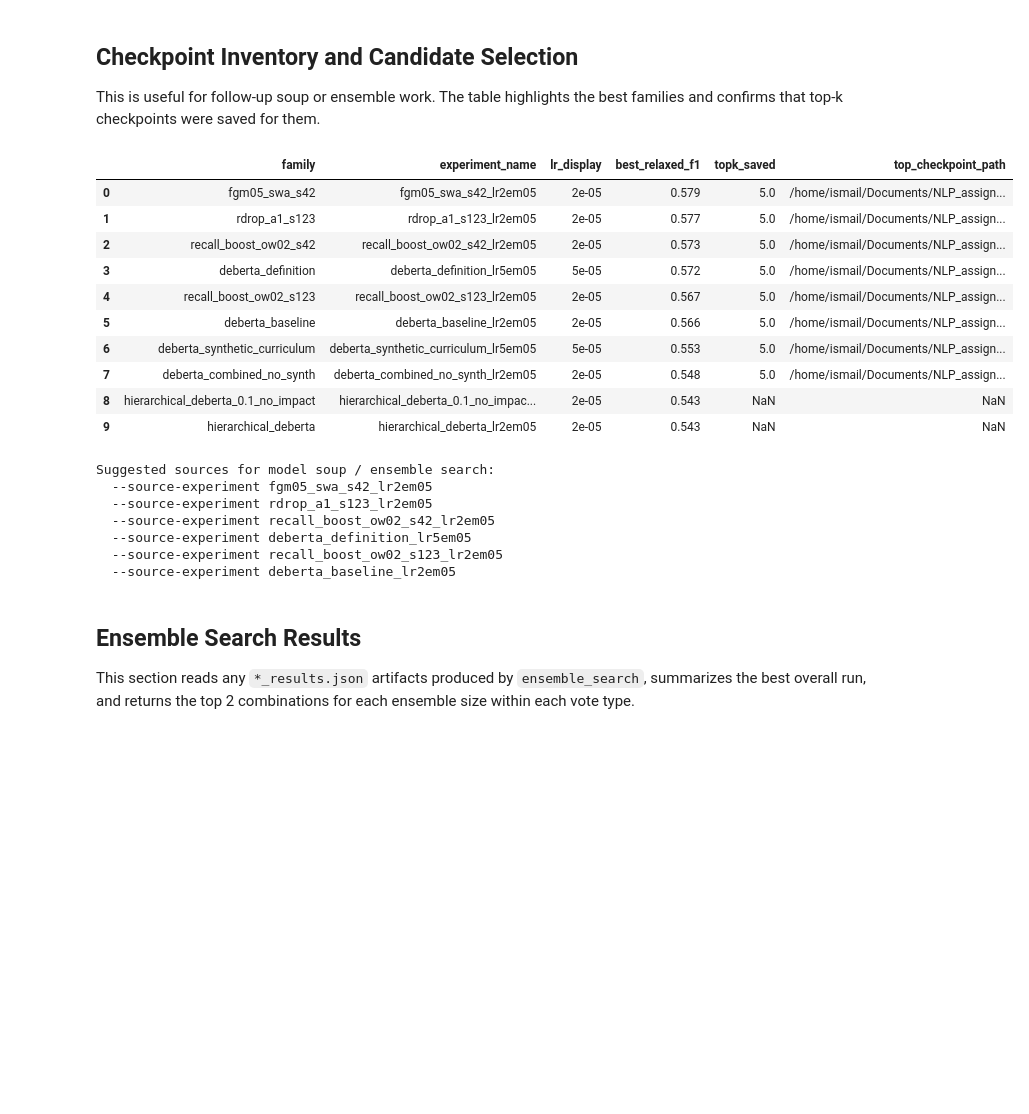
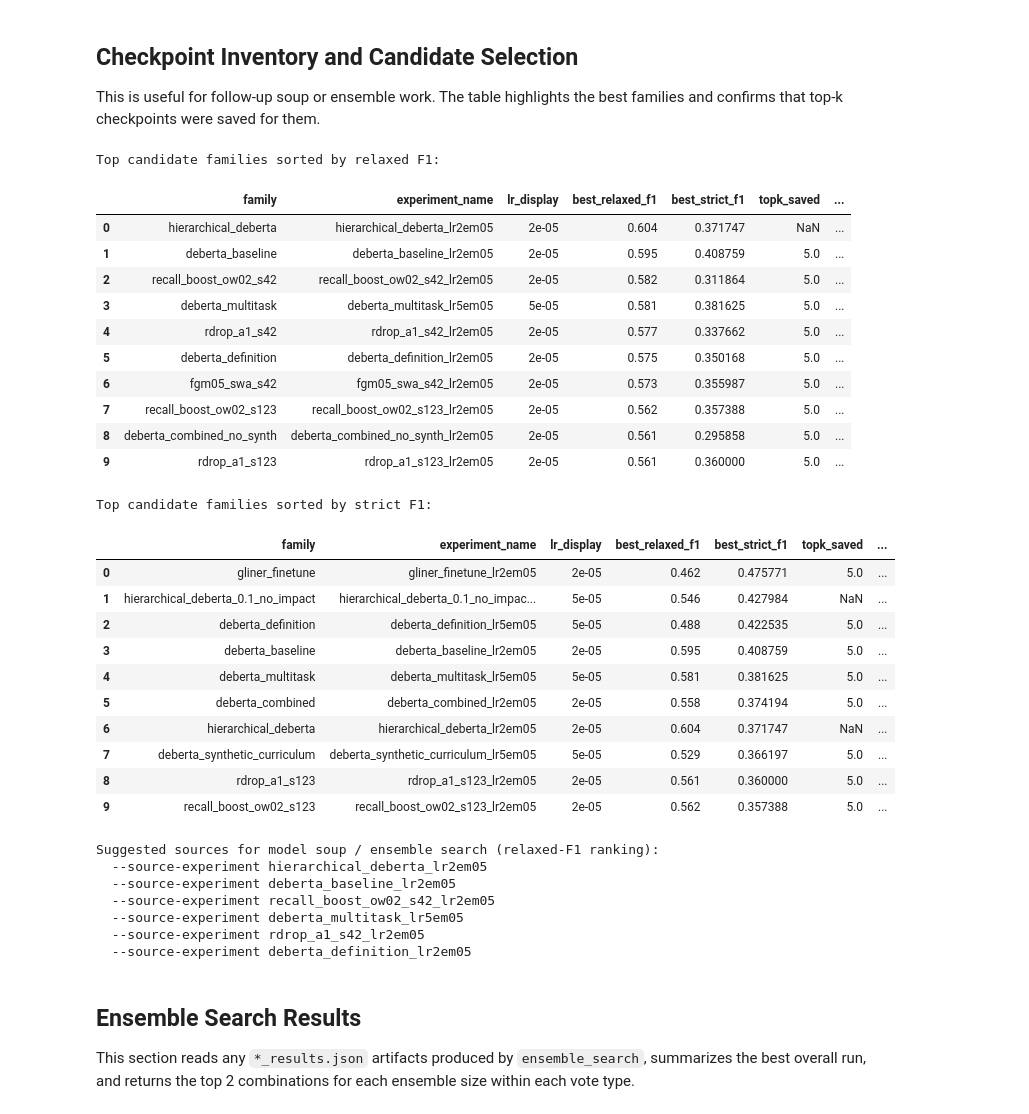
Before and after one commit to NerdToMars/NLP_assignment, a Jupyter notebook: results_and_ablation_clean.ipynb, the cells around one changed output. Saved outputs shown, nothing was run; the diff lists cells and outputs as text; code cells hidden in the pictures; blank space fills up the shorter version.

```diff
--- a/results_and_ablation_clean.ipynb
+++ b/results_and_ablation_clean.ipynb
@@ -384,8 +430,13 @@ def plot_learning_curves(best_rows, logs_by_experiment, families, title):
 This section reads the learning-rate sweep summaries, per-epoch training logs, and saved top-k checkpoint metadata from the selected output directory.
 # %%
 run_rows, logs_by_experiment, log_rows, sweep_rows, topk_rows = merge_run_rows(OUTPUT_DIR)
+soup_rows, best_soup_rows = load_model_soup_rows(OUTPUT_DIR)
 ensemble_rows, ensemble_best_by_size_rows, ensemble_top_two_rows = load_ensemble_search_rows(OUTPUT_DIR)
 best_rows = best_by_family(run_rows)
+best_rows_strict = best_by_family(run_rows, metric_key='best_strict_f1')
+best_soup_rows_strict = best_by_group(soup_rows, 'model_type', metric_key='best_strict_f1')
+ensemble_rows_relaxed = sort_rows_by_metric(ensemble_rows, 'best_overall_relaxed_f1')
+ensemble_rows_strict = sort_rows_by_metric(ensemble_rows, 'best_overall_strict_f1')
 
 sweep_summary_files = len(list(OUTPUT_DIR.glob('*_lr_sweep.json')))
 log_files = len(list(OUTPUT_DIR.glob('*_log.json')))
@@ -396,6 +447,7 @@ overview = [
     {'artifact': 'Concrete sweep runs', 'count': len(run_rows)},
     {'artifact': 'Per-run training logs', 'count': log_files},
     {'artifact': 'Top-k checkpoint summaries', 'count': topk_summary_files},
+    {'artifact': 'Model soup result files', 'count': len(soup_rows)},
     {'artifact': 'Ensemble search result files', 'count': len(ensemble_rows)},
     {'artifact': 'Best run families available', 'count': len(best_rows)},
 ]
@@ -591,36 +717,58 @@ plot_learning_curves(
 
 This is useful for follow-up soup or ensemble work. The table highlights the best families and confirms that top-k checkpoints were saved for them.
 # %%
-candidate_rows = sorted(best_rows, key=lambda row: row.get('best_relaxed_f1', float('-inf')), reverse=True)
+print('Top candidate families sorted by relaxed F1:')
+candidate_rows = sort_rows_by_metric(best_rows, 'best_relaxed_f1')
 display_rows(
     candidate_rows,
-    columns=['family', 'experiment_name', 'lr_display', 'best_relaxed_f1', 'topk_saved', 'top_checkpoint_path'],
+    columns=['family', 'experiment_name', 'lr_display', 'best_relaxed_f1', 'best_strict_f1', 'topk_saved', 'top_checkpoint_path'],
+    max_rows=10,
+)
+
+print('\nTop candidate families sorted by strict F1:')
+candidate_rows_strict = sort_rows_by_metric(best_rows_strict, 'best_strict_f1')
+display_rows(
+    candidate_rows_strict,
+    columns=['family', 'experiment_name', 'lr_display', 'best_relaxed_f1', 'best_strict_f1', 'topk_saved', 'top_checkpoint_path'],
     max_rows=10,
 )
 
 best_sources = [row['experiment_name'] for row in candidate_rows[:6]]
-print('Suggested sources for model soup / ensemble search:')
+print('\nSuggested sources for model soup / ensemble search (relaxed-F1 ranking):')
 for source in best_sources:
     print(f'  --source-experiment {source}')
 # %% [output]
+Top candidate families sorted by relaxed F1:
-|  | family | experiment_name | lr_display | best_relaxed_f1 | topk_saved | top_checkpoint_path |
-| 0 | fgm05_swa_s42 | fgm05_swa_s42_lr2em05 | 2e-05 | 0.579 | 5.0 | /home/ismail/Documents/NLP_assign... |
-| 1 | rdrop_a1_s123 | rdrop_a1_s123_lr2em05 | 2e-05 | 0.577 | 5.0 | /home/ismail/Documents/NLP_assign... |
-| 2 | recall_boost_ow02_s42 | recall_boost_ow02_s42_lr2em05 | 2e-05 | 0.573 | 5.0 | /home/ismail/Documents/NLP_assign... |
-| 3 | deberta_definition | deberta_definition_lr5em05 | 5e-05 | 0.572 | 5.0 | /home/ismail/Documents/NLP_assign... |
-| 4 | recall_boost_ow02_s123 | recall_boost_ow02_s123_lr2em05 | 2e-05 | 0.567 | 5.0 | /home/ismail/Documents/NLP_assign... |
-| 5 | deberta_baseline | deberta_baseline_lr2em05 | 2e-05 | 0.566 | 5.0 | /home/ismail/Documents/NLP_assign... |
-| 6 | deberta_synthetic_curriculum | deberta_synthetic_curriculum_lr5em05 | 5e-05 | 0.553 | 5.0 | /home/ismail/Documents/NLP_assign... |
-| 7 | deberta_combined_no_synth | deberta_combined_no_synth_lr2em05 | 2e-05 | 0.548 | 5.0 | /home/ismail/Documents/NLP_assign... |
-| 8 | hierarchical_deberta_0.1_no_impact | hierarchical_deberta_0.1_no_impac... | 2e-05 | 0.543 | NaN | NaN |
-| 9 | hierarchical_deberta | hierarchical_deberta_lr2em05 | 2e-05 | 0.543 | NaN | NaN |
+|  | family | experiment_name | lr_display | best_relaxed_f1 | best_strict_f1 | topk_saved | ... |
+| 0 | hierarchical_deberta | hierarchical_deberta_lr2em05 | 2e-05 | 0.604 | 0.371747 | NaN | ... |
+| 1 | deberta_baseline | deberta_baseline_lr2em05 | 2e-05 | 0.595 | 0.408759 | 5.0 | ... |
+| 2 | recall_boost_ow02_s42 | recall_boost_ow02_s42_lr2em05 | 2e-05 | 0.582 | 0.311864 | 5.0 | ... |
+| 3 | deberta_multitask | deberta_multitask_lr5em05 | 5e-05 | 0.581 | 0.381625 | 5.0 | ... |
+| 4 | rdrop_a1_s42 | rdrop_a1_s42_lr2em05 | 2e-05 | 0.577 | 0.337662 | 5.0 | ... |
+| 5 | deberta_definition | deberta_definition_lr2em05 | 2e-05 | 0.575 | 0.350168 | 5.0 | ... |
+| 6 | fgm05_swa_s42 | fgm05_swa_s42_lr2em05 | 2e-05 | 0.573 | 0.355987 | 5.0 | ... |
+| 7 | recall_boost_ow02_s123 | recall_boost_ow02_s123_lr2em05 | 2e-05 | 0.562 | 0.357388 | 5.0 | ... |
+| 8 | deberta_combined_no_synth | deberta_combined_no_synth_lr2em05 | 2e-05 | 0.561 | 0.295858 | 5.0 | ... |
+| 9 | rdrop_a1_s123 | rdrop_a1_s123_lr2em05 | 2e-05 | 0.561 | 0.360000 | 5.0 | ... |
-Suggested sources for model soup / ensemble search:
-  --source-experiment fgm05_swa_s42_lr2em05
-  --source-experiment rdrop_a1_s123_lr2em05
-  --source-experiment recall_boost_ow02_s42_lr2em05
-  --source-experiment deberta_definition_lr5em05
-  --source-experiment recall_boost_ow02_s123_lr2em05
-  --source-experiment deberta_baseline_lr2em05
+Top candidate families sorted by strict F1:
+|  | family | experiment_name | lr_display | best_relaxed_f1 | best_strict_f1 | topk_saved | ... |
+| 0 | gliner_finetune | gliner_finetune_lr2em05 | 2e-05 | 0.462 | 0.475771 | 5.0 | ... |
+| 1 | hierarchical_deberta_0.1_no_impact | hierarchical_deberta_0.1_no_impac... | 5e-05 | 0.546 | 0.427984 | NaN | ... |
+| 2 | deberta_definition | deberta_definition_lr5em05 | 5e-05 | 0.488 | 0.422535 | 5.0 | ... |
+| 3 | deberta_baseline | deberta_baseline_lr2em05 | 2e-05 | 0.595 | 0.408759 | 5.0 | ... |
+| 4 | deberta_multitask | deberta_multitask_lr5em05 | 5e-05 | 0.581 | 0.381625 | 5.0 | ... |
+| 5 | deberta_combined | deberta_combined_lr2em05 | 2e-05 | 0.558 | 0.374194 | 5.0 | ... |
+| 6 | hierarchical_deberta | hierarchical_deberta_lr2em05 | 2e-05 | 0.604 | 0.371747 | NaN | ... |
+| 7 | deberta_synthetic_curriculum | deberta_synthetic_curriculum_lr5em05 | 5e-05 | 0.529 | 0.366197 | 5.0 | ... |
+| 8 | rdrop_a1_s123 | rdrop_a1_s123_lr2em05 | 2e-05 | 0.561 | 0.360000 | 5.0 | ... |
+| 9 | recall_boost_ow02_s123 | recall_boost_ow02_s123_lr2em05 | 2e-05 | 0.562 | 0.357388 | 5.0 | ... |
+Suggested sources for model soup / ensemble search (relaxed-F1 ranking):
+  --source-experiment hierarchical_deberta_lr2em05
+  --source-experiment deberta_baseline_lr2em05
+  --source-experiment recall_boost_ow02_s42_lr2em05
+  --source-experiment deberta_multitask_lr5em05
+  --source-experiment rdrop_a1_s42_lr2em05
+  --source-experiment deberta_definition_lr2em05
 # %% [markdown]
 ## Ensemble Search Results
 
```
Also changed, not shown: parts of 14 cells of this notebook, 20 other files.
